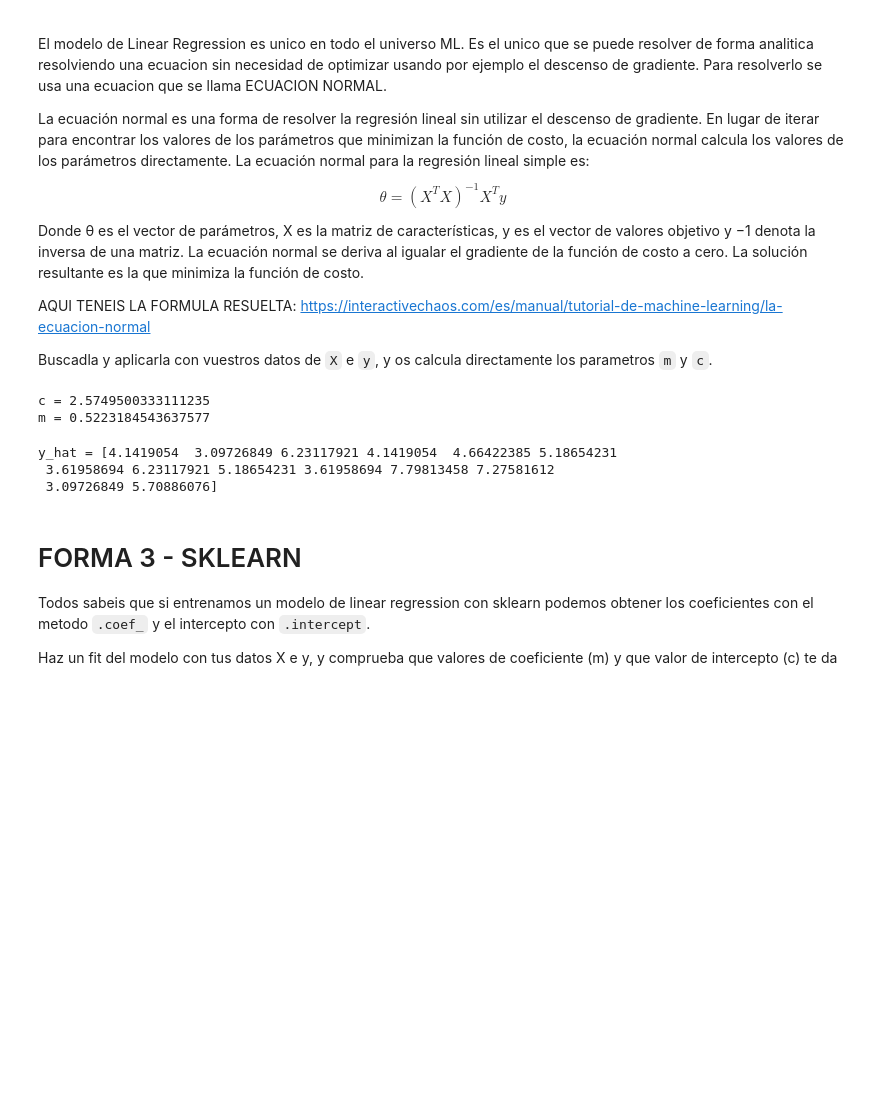
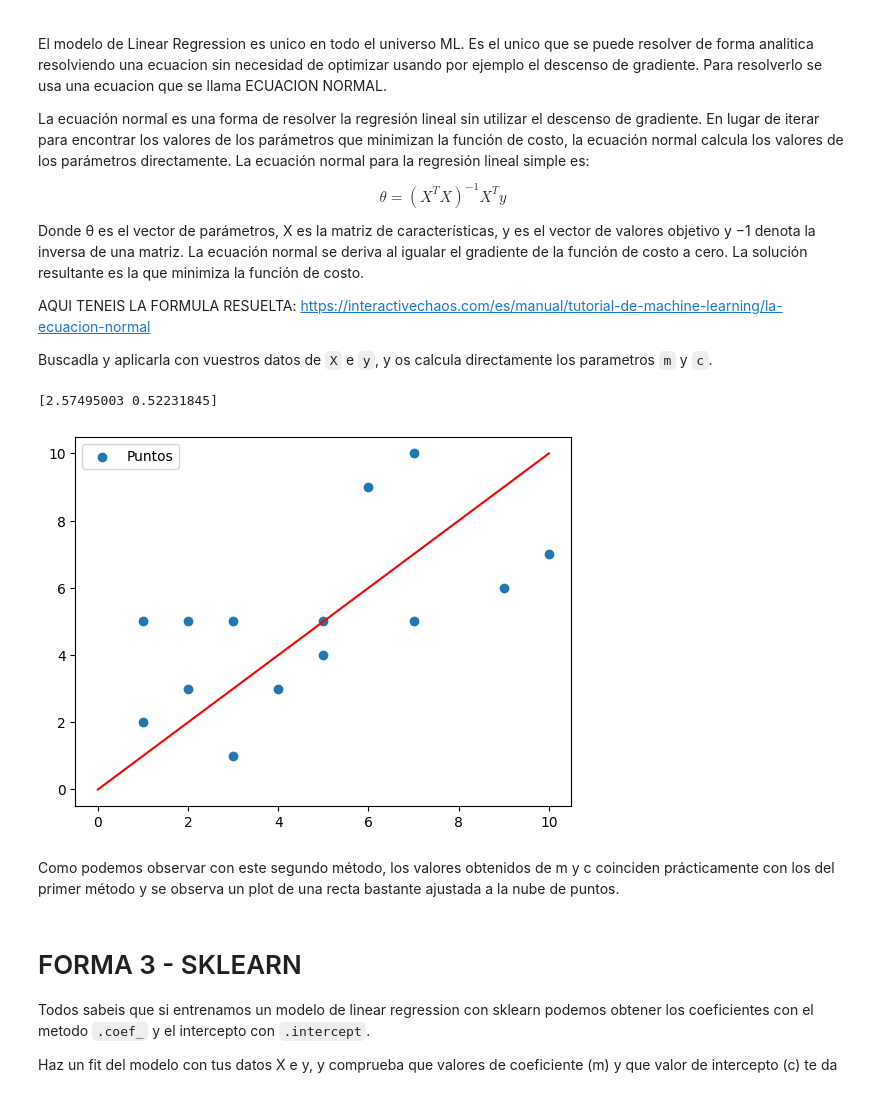
Before and after one commit to Angela0712/machine_learning, a Jupyter notebook: mini_proyecto_GD.ipynb, the cells around one changed output. Cells and saved outputs as stored; diff of their text form; code cells hidden in the pictures; blank space fills up the shorter version.

```diff
--- a/mini_proyecto_GD.ipynb
+++ b/mini_proyecto_GD.ipynb
@@ -168,42 +164,25 @@ AQUI TENEIS LA FORMULA RESUELTA: https://interactivechaos.com/es/manual/tutorial
 
 Buscadla y aplicarla con vuestros datos de `X` e ``y``, y os calcula directamente los parametros ``m`` y ``c``.
 # %%
-# import seaborn as sns
-# X = 10 * np.random.rand(100, 1)
-# y = 4 + 3* X + np.random.randn(100, 1)
-# sns.scatterplot(x = X.reshape(-1, ), y = y.reshape(-1, ))
-# sns.lineplot(x = [0, 10], y = [4, 34], color = "red")
-# X[:5]
-# X_1 = np.c_[np.ones((100, 1)), X]
-# X_1[:5]
-# best_W = np.linalg.inv(X_1.T.dot(X_1)).dot(X_1.T).dot(y)
-# best_W
+import seaborn as sns
+
+x = np.array([3,1,7,3,4,5,2,7,5,2,10,9,1,6]).reshape(-1, 1) # se hace un reshape para que sea una matriz de una columna
+y = np.array([1,2,10,5,3,5,3,5,4,5,7,6,5,9])
+
+# Scatter plot de los datos
+plt.scatter(x, y, label='Puntos')
+sns.lineplot(x = [0, 10], y = [0, 10], color = "red")
+
+# Matriz con columna de unos + x
+x_1 = np.c_[np.ones((x.shape[0], 1)), x]  # (14, 2)
+
+best_W = np.linalg.inv(x_1.T.dot(x_1)).dot(x_1.T).dot(y)
+print(best_W)
+# %% [output]
+[2.57495003 0.52231845]
+[figure, added]
-# %%
-# Tus datos
-x = np.array([3,1,7,3,4,5,2,7,5,2,10,9,1,6], dtype=float)
-y = np.array([1,2,10,5,3,5,3,5,4,5,7,6,5,9], dtype=float)
-
-# Matriz X con columna de unos (para el término independiente c)
-X_1 = np.c_[np.ones((len(x), 1)), x.reshape(-1, 1)]
-
-# Ecuación normal: (X^T X)^(-1) X^T y
-best_W = np.linalg.inv(X_1.T.dot(X_1)).dot(X_1.T).dot(y.reshape(-1, 1))
-
-c = best_W[0, 0]   # término independiente
-m = best_W[1, 0]   # pendiente
-
-print("c =", c)
-print("m =", m)
-# %% [output]
-c = 2.5749500333111235
-m = 0.5223184543637577
-# %%
-y_hat = m * x + c
-print("y_hat =", y_hat)
-# %% [output]
-y_hat = [4.1419054  3.09726849 6.23117921 4.1419054  4.66422385 5.18654231
- 3.61958694 6.23117921 5.18654231 3.61958694 7.79813458 7.27581612
- 3.09726849 5.70886076]
+# %% [markdown]
+Como podemos observar con este segundo método, los valores obtenidos de m y c coinciden prácticamente con los del primer método y se observa un plot de una recta bastante ajustada a la nube de puntos.
 # %% [markdown]
 # FORMA 3 - SKLEARN
 
```
Also changed, not shown: parts of 8 cells of this notebook.
